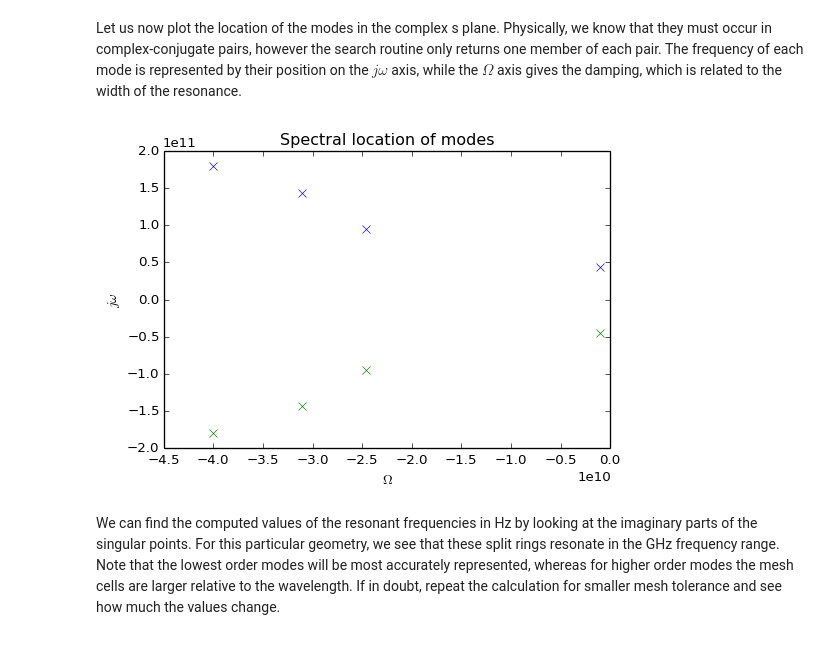
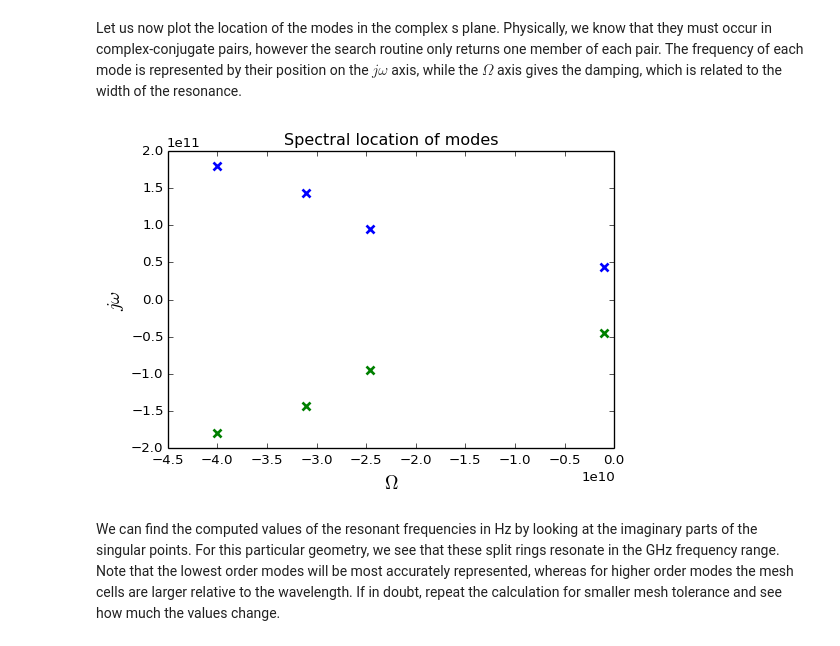
Before and after one commit to DavidPowell/OpenModes, a Jupyter notebook: examples/Example 2 - Visualising Modes.ipynb, the cells around one changed output. Drawn from its saved outputs; the diff is of its cells as text; code cells hidden in the pictures.

```diff
--- a/examples/ex2 - SRR modes.ipynb
+++ b/examples/Example 2 - Visualising Modes.ipynb
@@ -1,6 +1,10 @@
 # %%
-# allow plots within the notebook
+# allow plots within the notebook, and set some nicer defaults for the plots
 from matplotlib.pylab import *
+import matplotlib
+matplotlib.rcParams['lines.markeredgewidth'] = 2
+matplotlib.rcParams['axes.labelsize'] = 14
+
 from IPython.display import Image
 
 # import useful python libraries
@@ -9,8 +13,7 @@ import numpy as np
 
 # import the openmodes packages
 import openmodes
-#from openmodes.visualise import plot_parts
-#from openmodes.constants import c, eta_0
+from openmodes.constants import c
 # %% [markdown]
 First we load the geometry of a split ring from a file, then, we place 4 copies of this ring in an array, purely for visualisation purposes
 # %%
@@ -27,7 +30,7 @@ start_freq = 2e9
 start_s = 2j*np.pi*start_freq
 
 num_modes = 4
-s_modes, j_modes = sim.part_singularities(start_s, num_modes);
+mode_s, mode_j = sim.part_singularities(start_s, num_modes);
 # %% [output]
 Iterations 4
 Iterations 7
@@ -40,14 +41,14 @@ s_modes = s_modes[0]
 # %% [markdown]
 Let us now plot the location of the modes in the complex s plane. Physically, we know that they must occur in complex-conjugate pairs, however the search routine only returns one member of each pair. The frequency of each mode is represented by their position on the $j\omega$ axis, while the $\Omega$ axis gives the damping, which is related to the width of the resonance.
 # %%
-plot(s_modes.real, s_modes.imag, 'x')
-plot(s_modes.real, -s_modes.imag, 'x')
+plot(mode_s[0].real, mode_s[0].imag, 'x')
+plot(mode_s[0].real, -mode_s[0].imag, 'x')
 #xlabel('$Re(s)$')
 ylabel('$j\omega$')
 xlabel('$\Omega$')
 title('Spectral location of modes');
 # %% [output]
-[figure, old version]
+[figure, new version]
 # %% [markdown]
 We can find the computed values of the resonant frequencies in Hz by looking at the imaginary parts of the singular points. For this particular geometry, we see that these split rings resonate in the GHz frequency range. Note that the lowest order modes will be most accurately represented, whereas for higher order modes the mesh cells are larger relative to the wavelength. If in doubt, repeat the calculation for smaller mesh tolerance and see how much the values change.
 # %%
```
Also changed, not shown: parts of 3 cells of this notebook, 3 other files.
